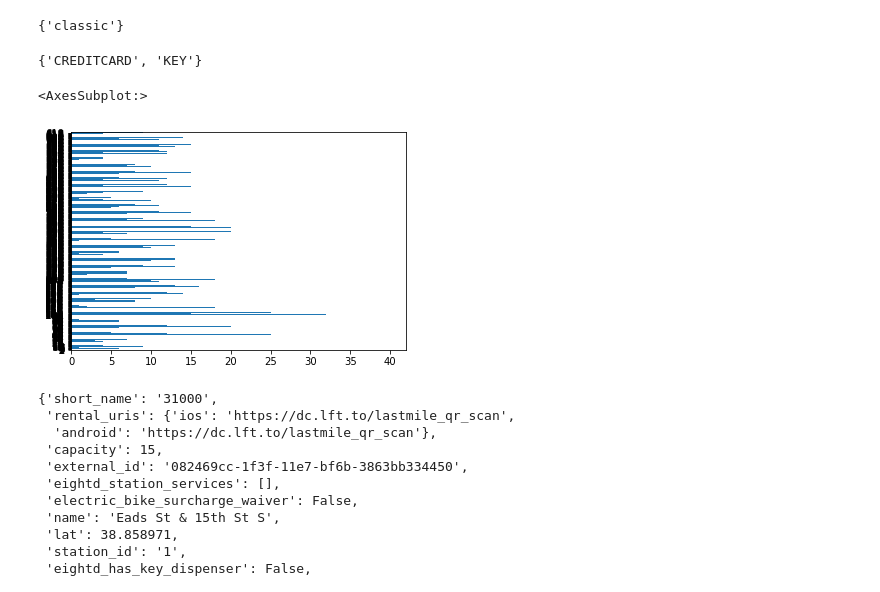
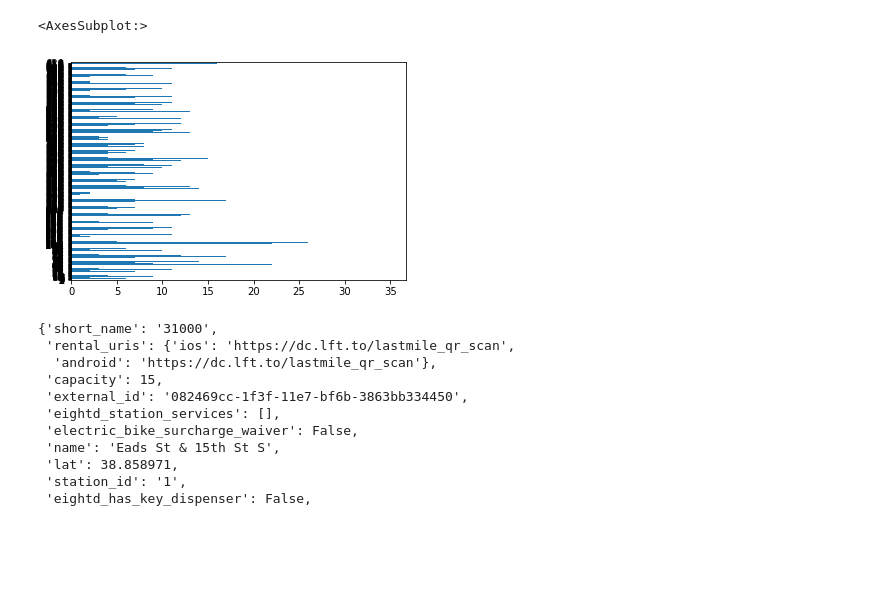
Before and after one commit to DJ1070/Bike-Sharing, a Jupyter notebook: json-import.ipynb, the cells around one changed output. Drawn from its saved outputs; the diff is of its cells as text; code cells hidden in the pictures; blank space fills up the shorter version.

```diff
--- a/json-import.ipynb
+++ b/json-import.ipynb
@@ -113,36 +141,12 @@ Stations numbers with only 1 e-bike left:  ['4', '15', '18', '27', '28', '29', '
-# %%
-# Check: Which (different) data does "station_type" contain?
-# Ignore if there's no difference between bikes and e-bikes.
-
-a = []
-for i in range(len(d_station_information.data[0])):
-    a.append(d_station_information.data[0][i]['station_type'])
-
-b = set(a)
-b
-# %% [output]
-{'classic'}
-# %%
-# Check: Which different payment types does "rental_methods" contain?
-
-payment_types = []
-for i in range(len(d_station_information.data[0])):
-    payment_types.append(d_station_information.data[0][i]['rental_methods'])
-
-payment_types = list(np.concatenate(payment_types).flat)
-unique_payment_values = set(payment_types)
-print(unique_payment_values)
-# %% [output]
-{'CREDITCARD', 'KEY'}
 # %%
 number_bikes = []
 for i in range(len(d.data['stations'])):
     number_bikes.append(d.data['stations'][i]['num_bikes_available'])
 
-pd.Series(no_bikes)[0:len(d.data['stations'])-1].plot(kind='barh')
+pd.Series(number_bikes)[0:len(d.data['stations'])].plot(kind='barh')
 # %% [output]
 <AxesSubplot:>
-[figure, old version]
+[figure, new version]
 # %%
 d_station_information.data[0][0]
 # %% [output]
```
Also changed, not shown: parts of 16 cells of this notebook.
